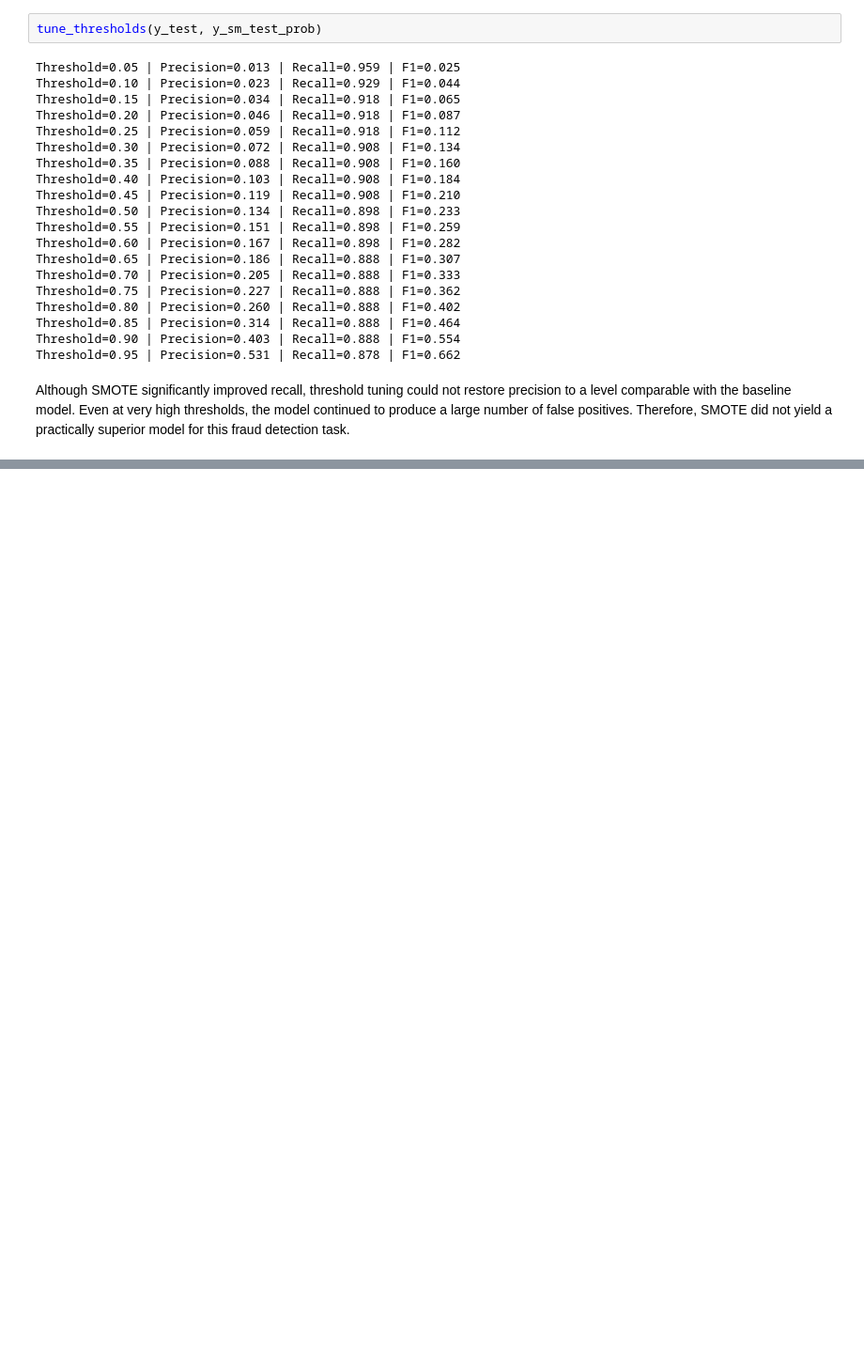
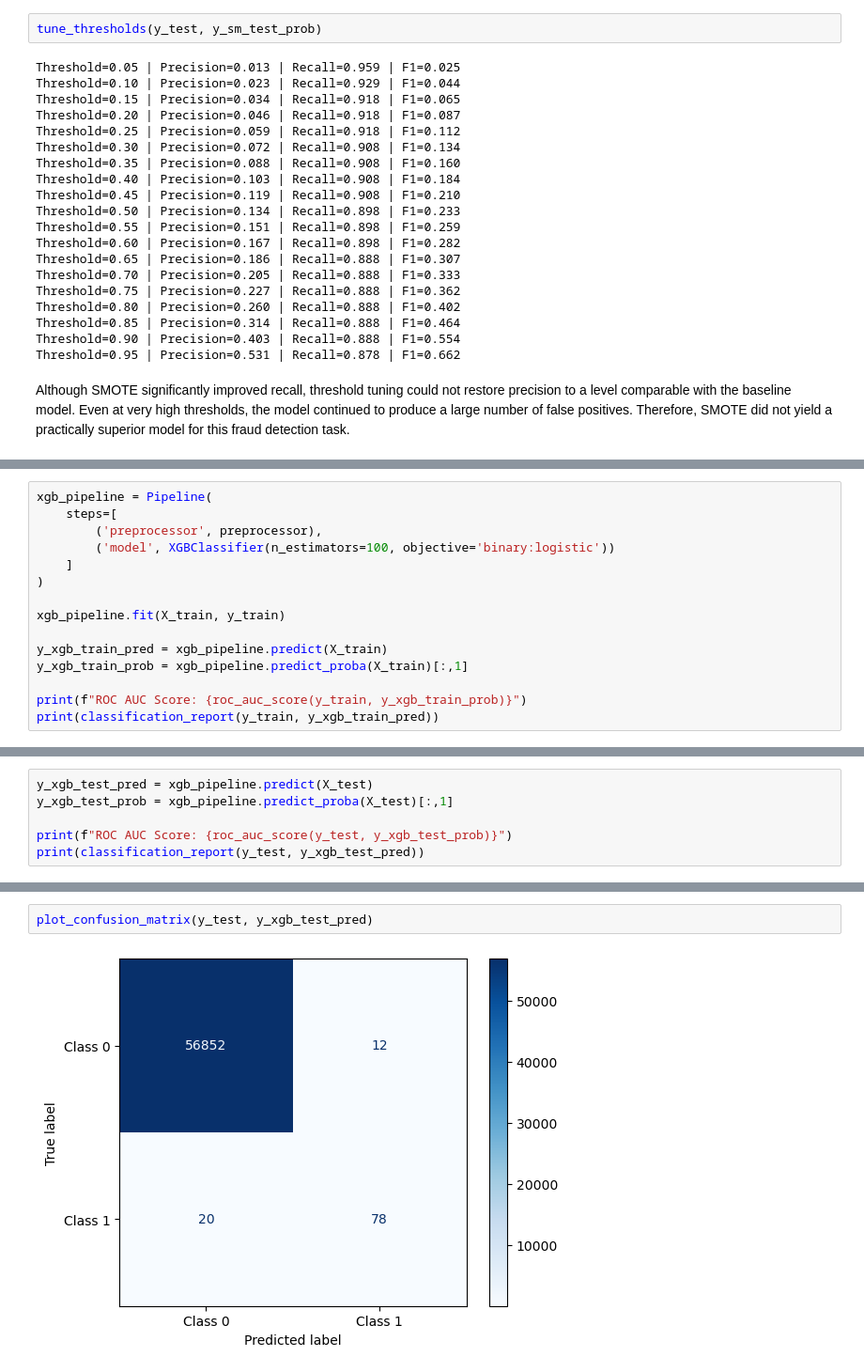
Before and after one commit to alinazir105/Credit-Card-Fraud-and-Anomaly-detection-System, a Jupyter notebook: Notebook.ipynb, the cells around one changed output, grey strips where cells are left out. Shown at 94% size. Drawn from its saved outputs; the diff is of its cells as text; blank space fills up the shorter version.

```diff
--- a/Notebook.ipynb
+++ b/Notebook.ipynb
@@ -710,0 +796,15 @@ Although SMOTE significantly improved recall, threshold tuning could not restore
+# %%
+xgb_pipeline = Pipeline(
+    steps=[
+        ('preprocessor', preprocessor),
+        ('model', XGBClassifier(n_estimators=100, objective='binary:logistic'))
+    ]
+)
+
+xgb_pipeline.fit(X_train, y_train)
+
+y_xgb_train_pred = xgb_pipeline.predict(X_train)
+y_xgb_train_prob = xgb_pipeline.predict_proba(X_train)[:,1]
+
+print(f"ROC AUC Score: {roc_auc_score(y_train, y_xgb_train_prob)}")
+print(classification_report(y_train, y_xgb_train_pred))
@@ -710,0 +821,6 @@ Although SMOTE significantly improved recall, threshold tuning could not restore
+# %%
+y_xgb_test_pred = xgb_pipeline.predict(X_test)
+y_xgb_test_prob = xgb_pipeline.predict_proba(X_test)[:,1]
+
+print(f"ROC AUC Score: {roc_auc_score(y_test, y_xgb_test_prob)}")
+print(classification_report(y_test, y_xgb_test_pred))
@@ -710,0 +837,4 @@ Although SMOTE significantly improved recall, threshold tuning could not restore
+# %%
+plot_confusion_matrix(y_test, y_xgb_test_pred)
+# %% [output]
+[figure, added]
```
Also changed, not shown: parts of 53 cells of this notebook.
